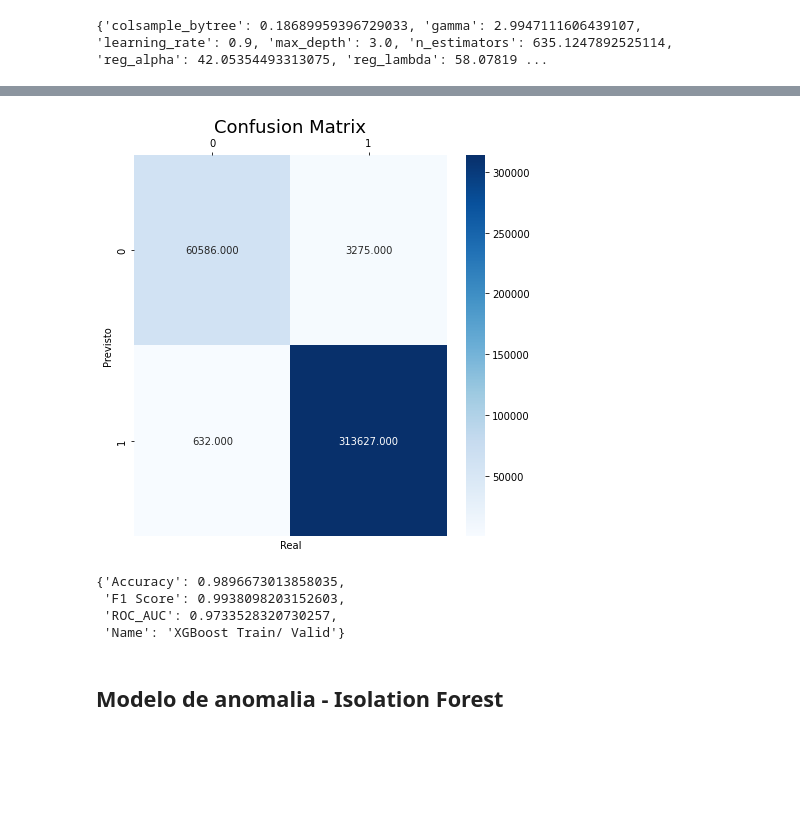
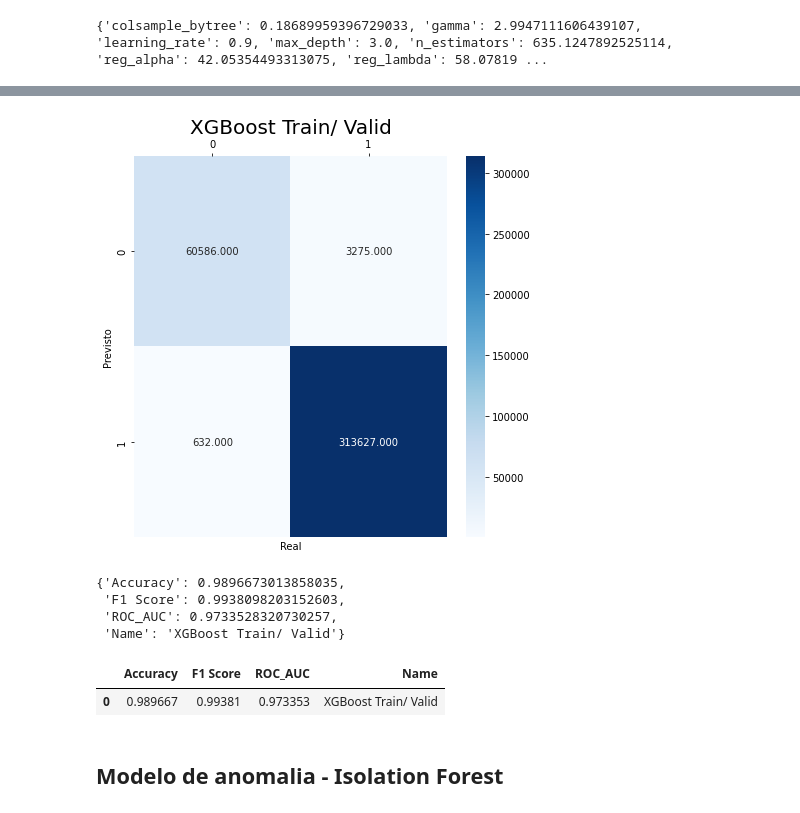
Before and after one commit to brfuji/ProjetoFinalTera, a Jupyter notebook: ProjetoTera.ipynb, the cells around one changed output, grey strips where cells are left out. Drawn from its saved outputs; the diff is of its cells as text; code cells hidden in the pictures; blank space fills up the shorter version.

```diff
--- a/ProjetoTera.ipynb
+++ b/ProjetoTera.ipynb
@@ -323,9 +323,9 @@ def predict_anomaly(model, X_train, y_train, X_test, y_test):
 # %%
 # Função auxiliar para criar a matrix de confusão
 
-def matrix(dados):
+def matrix(dados, nome):
   plt.figure(figsize=(7,7)),
-  plt.title('Confusion Matrix', fontsize=18),
+  plt.title(nome, fontsize=20),
   ax = sns.heatmap(dados, annot=True, cmap='Blues', fmt='.3f')
   ax.set(xlabel='Real', ylabel='Previsto')
   ax.xaxis.tick_top()
@@ -491,10 +475,10 @@ def predict_anomaly(model, X_train, y_train, X_test, y_test):
 # %%
 # Mostrando a matrix de confusão do modelo rodado
 
 conf_matrix = confusion_matrix(y_true=y_valid, y_pred=y_pred)
-matrix(conf_matrix)
+matrix(conf_matrix, 'XGBoost Train/ Valid')
 # %% [output]
-[figure, old version]
+[figure, new version]
 # %%
 # Exibindo as métricas do modelo rodado
 
@@ -505,6 +489,15 @@ isolf_metrics
  'F1 Score': 0.9938098203152603,
  'ROC_AUC': 0.9733528320730257,
  'Name': 'XGBoost Train/ Valid'}
+# %%
+# Colocando os resultados em um dataframe
+
+resultados.append(xgb_metrics)
+df_results = pd.DataFrame(resultados)
+df_results
+# %% [output]
+|  | Accuracy | F1 Score | ROC_AUC | Name |
+| 0 | 0.989667 | 0.99381 | 0.973353 | XGBoost Train/ Valid |
 # %% [markdown]
 ## Modelo de anomalia - Isolation Forest
 # %%
```
Also changed, not shown: parts of 31 cells of this notebook.
